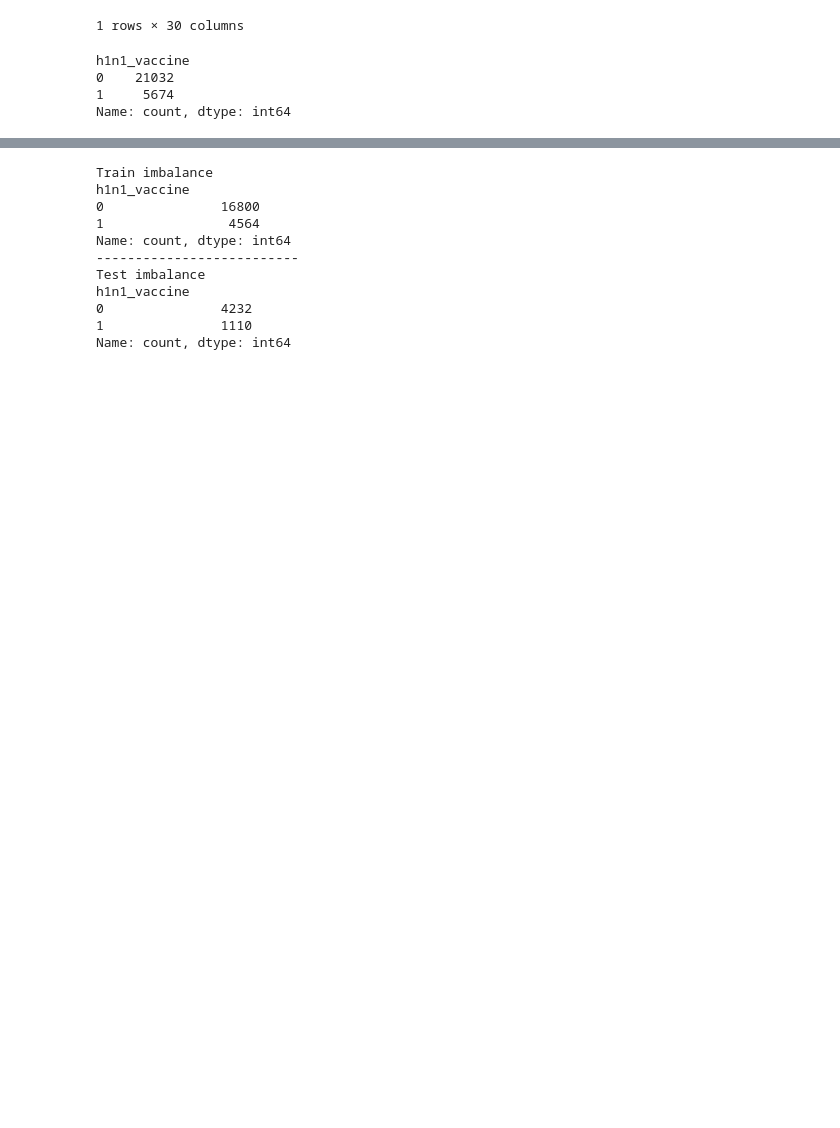
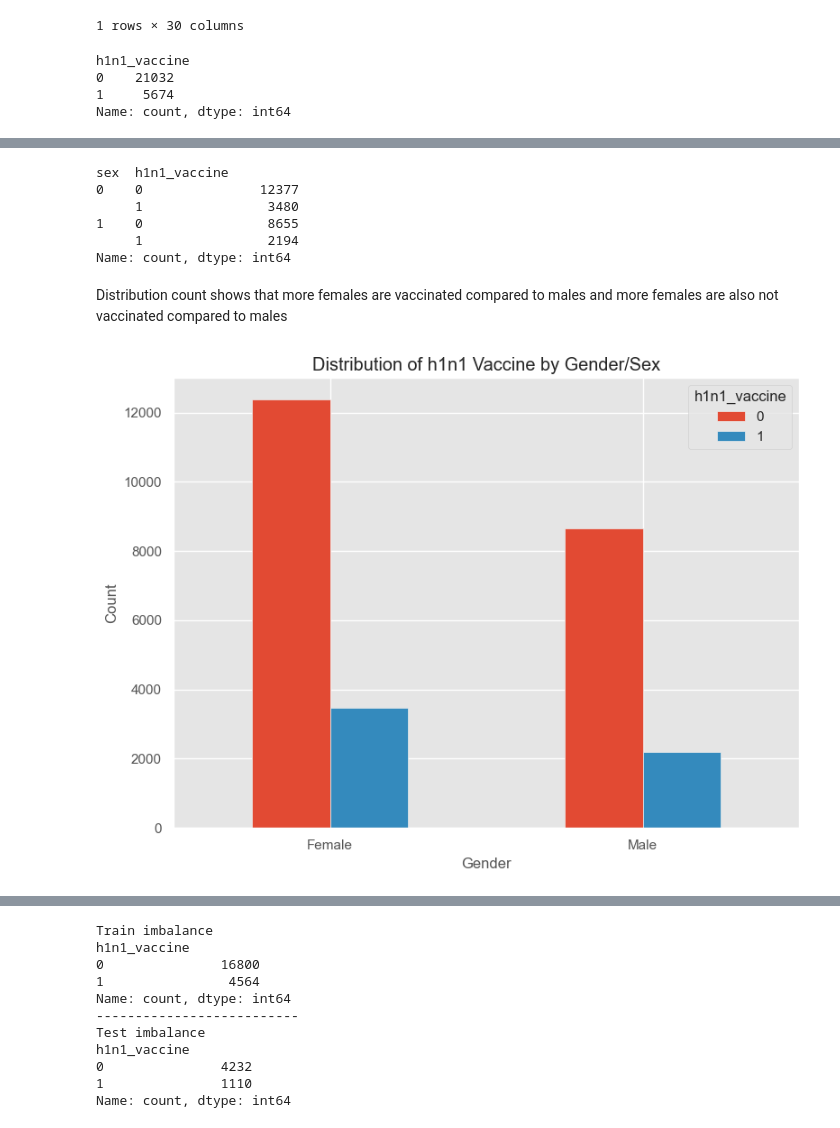
Before and after one commit to ed-gar-k/Phase-3-project-DSC, a Jupyter notebook: project.ipynb, the cells around one changed output, grey strips where cells are left out. Saved outputs shown, nothing was run; the diff lists cells and outputs as text; code cells hidden in the pictures; blank space fills up the shorter version.

```diff
--- a/project.ipynb
+++ b/project.ipynb
@@ -136,0 +241,26 @@ plt.show()
+# %%
+#vaccination by gender value counts
+gender_distribution = df2.groupby(['sex'])['h1n1_vaccine'].value_counts()
+gender_distribution
+# %% [output]
+sex  h1n1_vaccine
+0    0               12377
+     1                3480
+1    0                8655
+     1                2194
+Name: count, dtype: int64
+# %% [markdown]
+Distribution count shows that more females are vaccinated compared to males and more females are also not vaccinated compared to males
+# %%
+gender_distribution_df = gender_distribution.unstack().fillna(0)
+plt.style.use('ggplot')
+# Plotting
+gender_distribution_df.plot(kind='bar', figsize=(8, 6))
+plt.title('Distribution of h1n1 Vaccine by Gender/Sex')
+plt.xlabel('Gender')
+plt.ylabel('Count')
+plt.xticks([0, 1], ['Female', 'Male'],rotation=0)
+plt.tight_layout()
+plt.show()
+# %% [output]
+[figure, added]
```
Also changed, not shown: parts of 88 cells of this notebook, 1 other file.
